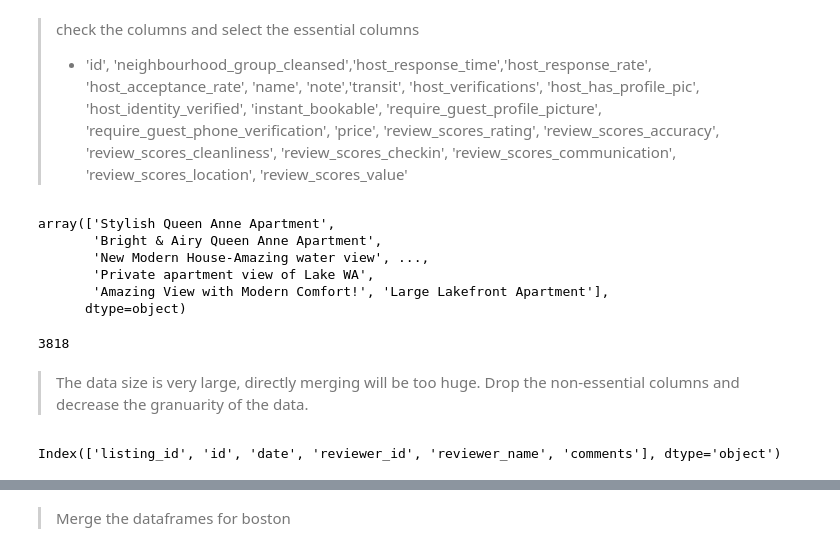
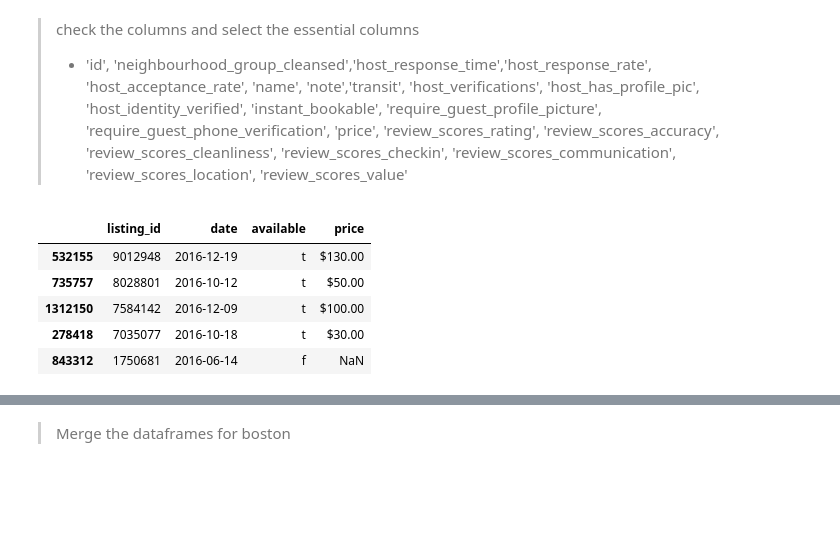
Before and after one commit to GinnCheng/Proj-Kaggle-Airbnb, a Jupyter notebook: main_script.ipynb, the cells around one changed output, grey strips where cells are left out. Saved outputs shown, nothing was run; the diff lists cells and outputs as text; code cells hidden in the pictures; blank space fills up the shorter version.

```diff
--- a/main_script.ipynb
+++ b/main_script.ipynb
@@ -126,21 +73,11 @@ dict_sa['listings'].sample(5)
 >
 > * 'id', 'neighbourhood_group_cleansed','host_response_time','host_response_rate', 'host_acceptance_rate', 'name', 'note','transit', 'host_verifications', 'host_has_profile_pic', 'host_identity_verified', 'instant_bookable', 'require_guest_profile_picture', 'require_guest_phone_verification', 'price', 'review_scores_rating', 'review_scores_accuracy', 'review_scores_cleanliness',	'review_scores_checkin', 'review_scores_communication',	'review_scores_location', 'review_scores_value'
 # %%
-dict_sa['listings'].name.unique()
+dict_sa['calendar'].sample(5)
 # %% [output]
-array(['Stylish Queen Anne Apartment',
-       'Bright & Airy Queen Anne Apartment',
-       'New Modern House-Amazing water view', ...,
-       'Private apartment view of Lake WA',
-       'Amazing View with Modern Comfort!', 'Large Lakefront Apartment'],
-      dtype=object)
+|  | listing_id | date | available | price |
+| 532155 | 9012948 | 2016-12-19 | t | $130.00 |
+| 735757 | 8028801 | 2016-10-12 | t | $50.00 |
+| 1312150 | 7584142 | 2016-12-09 | t | $100.00 |
+| 278418 | 7035077 | 2016-10-18 | t | $30.00 |
+| 843312 | 1750681 | 2016-06-14 | f | NaN |
-# %%
-dict_sa['calendar'].listing_id.nunique()
-# %% [output]
-3818
-# %% [markdown]
-> The data size is very large, directly merging will be too huge. Drop the non-essential columns and decrease the granuarity of the data.
-# %%
-dict_bs['reviews'].columns
-# %% [output]
-Index(['listing_id', 'id', 'date', 'reviewer_id', 'reviewer_name', 'comments'], dtype='object')
```
Also changed, not shown: parts of 23 cells of this notebook.
